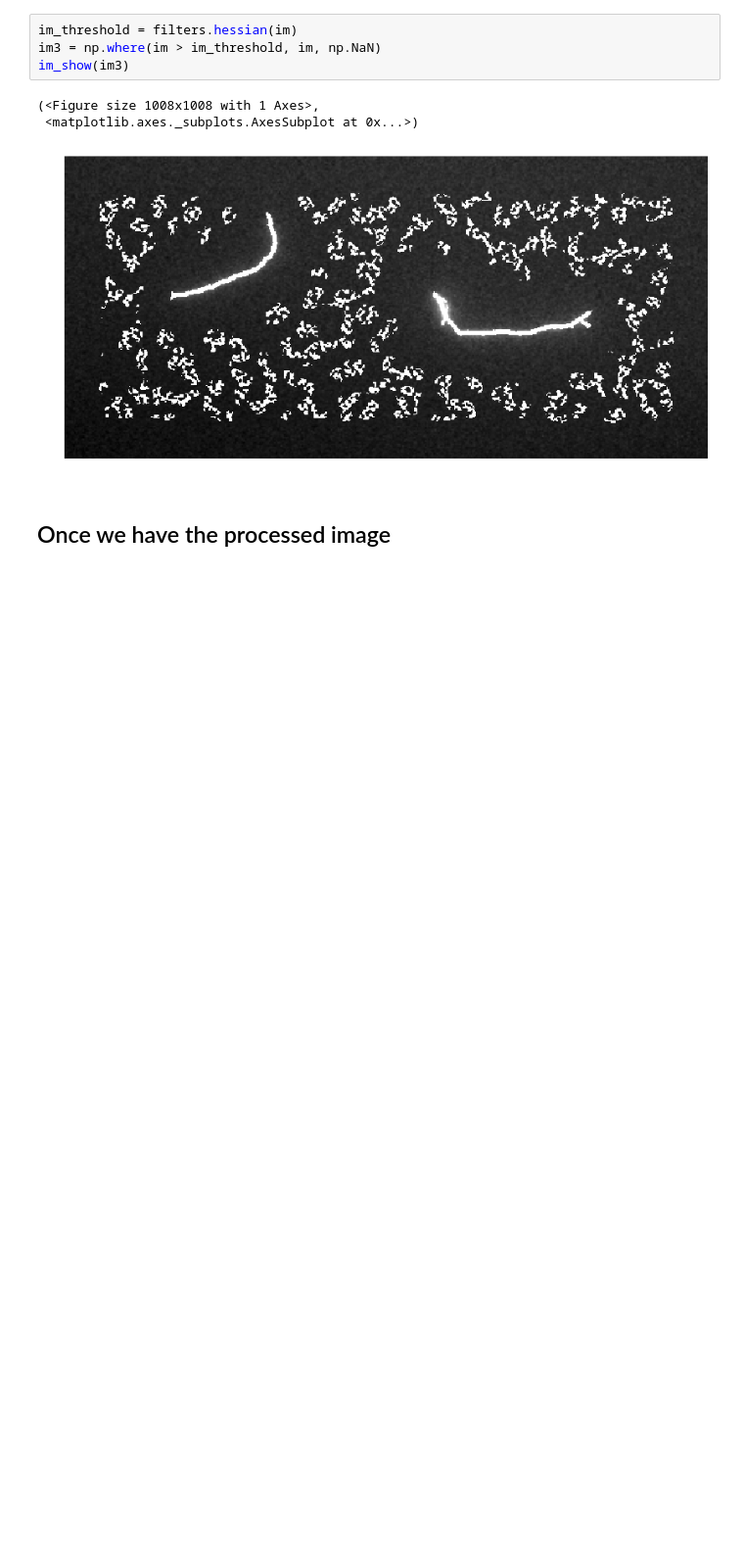
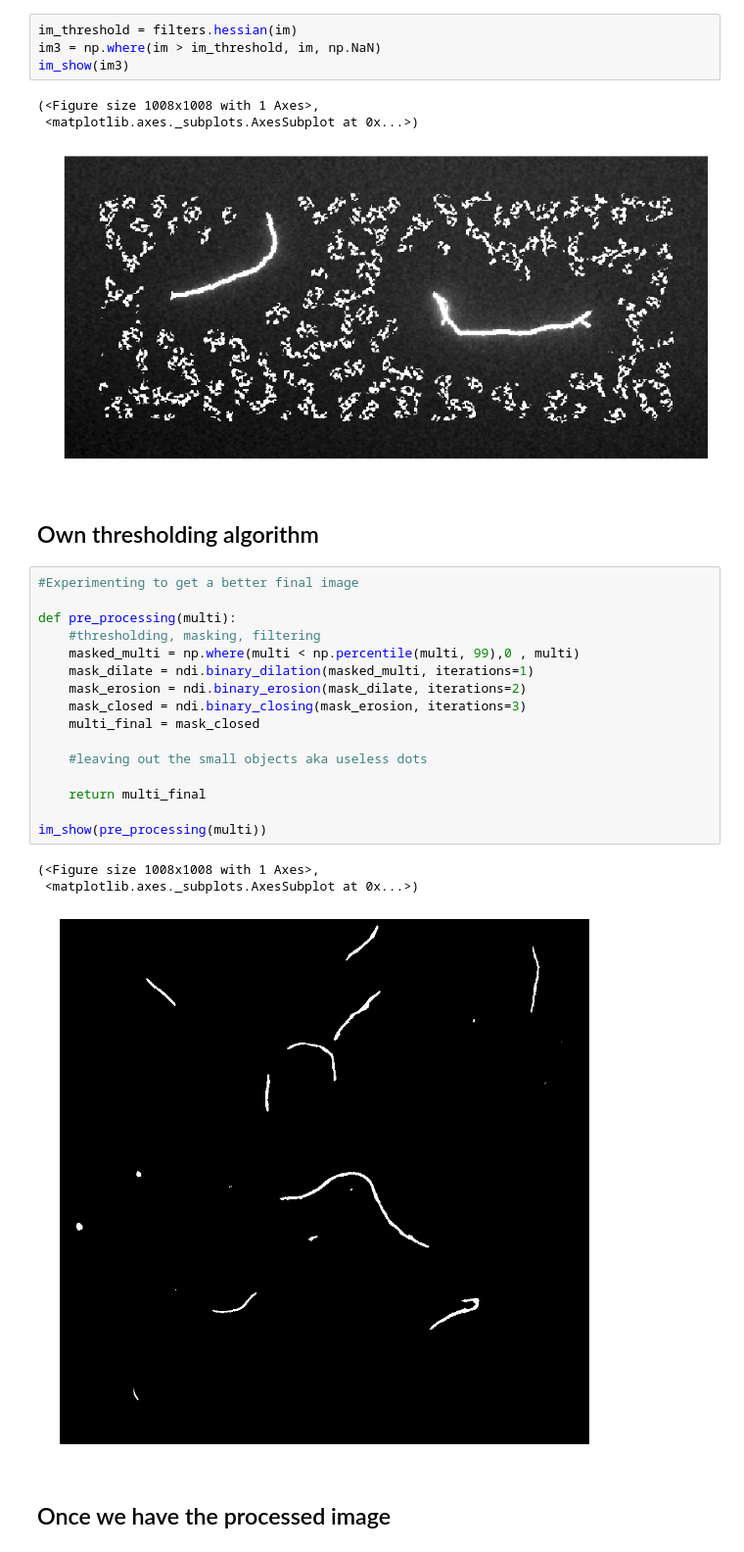
Before and after one commit to Rodrigo163/Personal-Projects, a Jupyter notebook: Image Segmentation/Filament_D&S.ipynb, the cells around one changed output. Shown: that part at 98% size. Cells and saved outputs as stored; diff of their text form; blank space fills up the shorter version.

Commit message:
automated thresholding stuff

```diff
--- a/Image Segmentation/Filament_D&S.ipynb
+++ b/Image Segmentation/Filament_D&S.ipynb
@@ -85,6 +87,28 @@ im_show(im3)
 (<Figure size 1008x1008 with 1 Axes>,
  <matplotlib.axes._subplots.AxesSubplot at 0x...>)
 [figure]
+# %% [markdown]
+## Own thresholding algorithm
+# %%
+#Experimenting to get a better final image
+
+def pre_processing(multi):
+    #thresholding, masking, filtering
+    masked_multi = np.where(multi < np.percentile(multi, 99),0 , multi)
+    mask_dilate = ndi.binary_dilation(masked_multi, iterations=1)
+    mask_erosion = ndi.binary_erosion(mask_dilate, iterations=2)
+    mask_closed = ndi.binary_closing(mask_erosion, iterations=3)
+    multi_final = mask_closed
+
+    #leaving out the small objects aka useless dots
+
+    return multi_final
+
+im_show(pre_processing(multi))
+# %% [output]
+(<Figure size 1008x1008 with 1 Axes>,
+ <matplotlib.axes._subplots.AxesSubplot at 0x...>)
+[figure, added]
 # %% [markdown]
 ## Once we have the processed image
 # %%
```
Also changed, not shown: parts of 8 cells of this notebook, 2 other files.
